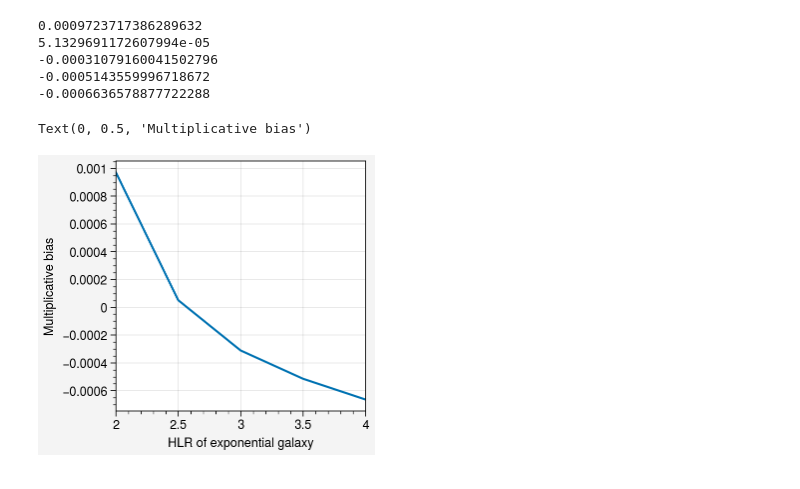
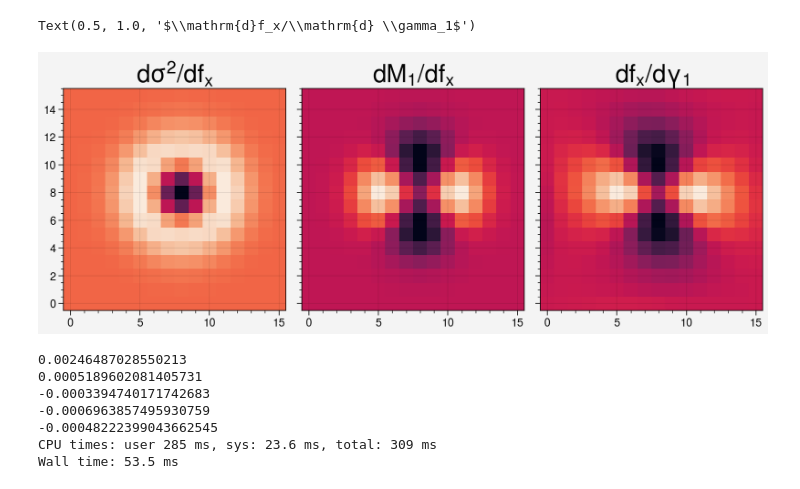
Before and after one commit to mr-superonion/FPFS_notebooks, a Jupyter notebook: 4_model_fitting/2_adaptive_shape.ipynb, the cells around one changed output. Cells and saved outputs as stored; diff of their text form; code cells hidden in the pictures.

```diff
--- a/4_model_fitting/2_adaptive_shape.ipynb
+++ b/4_model_fitting/2_adaptive_shape.ipynb
@@ -70,7 +70,7 @@ def dumb_adaptive_thing(im):
 
 # Adaptive size estimation and its derivatives
 meas_fun = jax.jit(dumb_adaptive_thing)
-meas_deriv = jax.jacfwd(dumb_adaptive_thing)
+meas_deriv = jax.jit(jax.jacfwd(dumb_adaptive_thing))
 
 # Gaussian Smoothing
 def get_smooth_img(im, smooth_scale_fourier=2.5):
@@ -130,0 +107,6 @@ Text(0.5, 1.0, '$\\mathrm{d}M_2/\\mathrm{d}f_x$')
+# %%
+# image
+ngrid = 16
+obj = galsim.Exponential(half_light_radius=2.).shear(e1=0.1, e2=-0.14).shear(g1=0.03)
+im = obj.shift(0.5,0.5).drawImage(nx=ngrid, ny=ngrid, scale=1, method = 'no_pixel').array
+im_sm = get_smooth_img(im)
@@ -131,5 +122,20 @@ Text(0.5, 1.0, '$\\mathrm{d}M_2/\\mathrm{d}f_x$')
+# %%
+pplt.close()
+fig, axs = pplt.subplots(ncols=3, nrows=1)
+axs[0].imshow(dmm_dpix[0], origin="lower", cmap="rocket")
+axs[0].set_title("$\mathrm{d}\sigma^2/\mathrm{d}f_x$", fontsize = 20)
+
+axs[1].imshow(dmm_dpix[1], origin="lower", cmap="rocket")
+axs[1].set_title("$\mathrm{d}M_1/\mathrm{d}f_x$", fontsize = 20)
+
+axs[2].imshow(im_sr, origin="lower", cmap="rocket")
+axs[2].set_title("$\mathrm{d}f_x/\mathrm{d} \gamma_1$", fontsize = 20)
+# %% [output]
+Text(0.5, 1.0, '$\\mathrm{d}f_x/\\mathrm{d} \\gamma_1$')
+[figure, added]
 # %%
-ngrid = 64
+%%time
+ngrid = 32
 mbias_list =[]
 hlr_list = np.array([2.,2.5,3.,3.5,4.])
 for hlr in hlr_list:
@@ -145,17 +151,11 @@ for hlr in hlr_list:
     print(mbias)
     mbias_list.append(mbias)
 mbias_list = np.array(mbias_list)
-
-pplt.close()
-fig, axs = pplt.subplots(ncols=1, nrows=1)
-axs[0].plot(hlr_list, mbias_list)
-axs[0].set_xlabel('HLR of exponential galaxy')
-axs[0].set_ylabel('Multiplicative bias')
 # %% [output]
-0.0009723717386289632
-5.1329691172607994e-05
--0.00031079160041502796
--0.0005143559996718672
--0.0006636578877722288
+0.00246487028550213
+0.0005189602081405731
+-0.0003394740171742683
+-0.0006963857495930759
+-0.00048222399043662545
+CPU times: user 285 ms, sys: 23.6 ms, total: 309 ms
+Wall time: 53.5 ms
-Text(0, 0.5, 'Multiplicative bias')
-[figure, removed]
```
Also changed, not shown: parts of 3 cells of this notebook, 4 other files.
